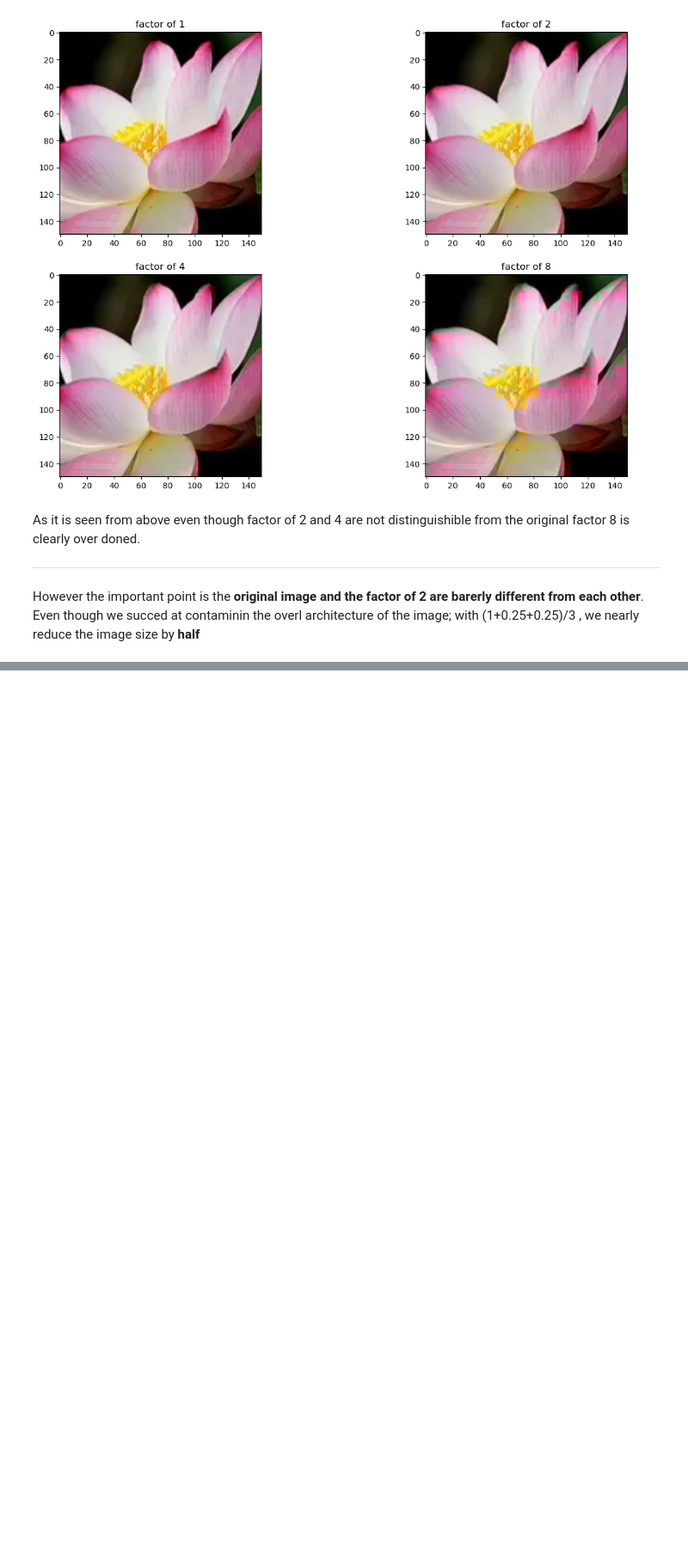
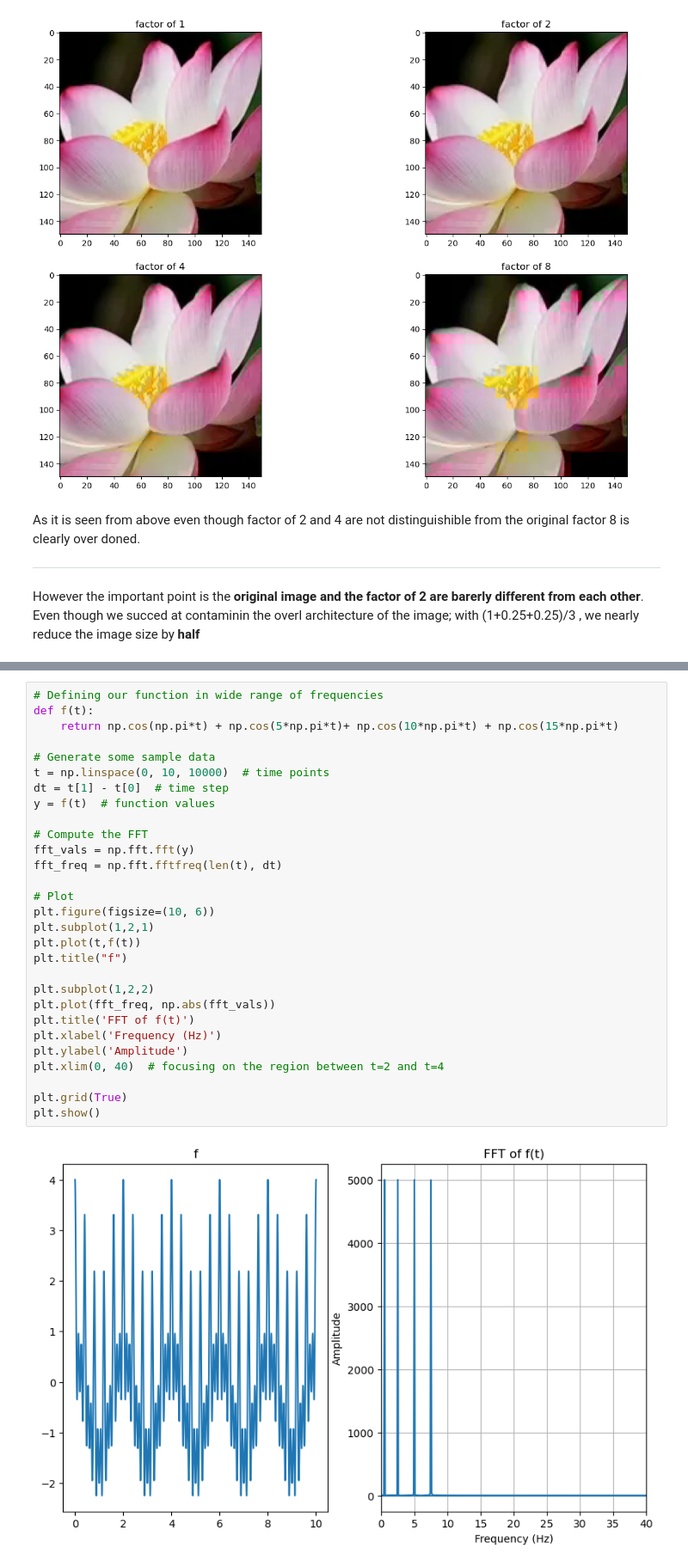
Before and after one commit to MrKerim/JPEG-Compression, a Jupyter notebook: jpeg_procces.ipynb, the cells around one changed output, grey strips where cells are left out. Shown at 86% size. Cells and saved outputs as stored; diff of their text form; blank space fills up the shorter version.

```diff
--- a/jpeg_procces.ipynb
+++ b/jpeg_procces.ipynb
@@ -241,0 +258,31 @@ Even though we succed at contaminin the overl architecture of the image; with (1
+# %%
+# Defining our function in wide range of frequencies
+def f(t):
+    return np.cos(np.pi*t) + np.cos(5*np.pi*t)+ np.cos(10*np.pi*t) + np.cos(15*np.pi*t)
+
+# Generate some sample data
+t = np.linspace(0, 10, 10000)  # time points
+dt = t[1] - t[0]  # time step
+y = f(t)  # function values
+
+# Compute the FFT
+fft_vals = np.fft.fft(y)
+fft_freq = np.fft.fftfreq(len(t), dt)
+
+# Plot
+plt.figure(figsize=(10, 6))
+plt.subplot(1,2,1)
+plt.plot(t,f(t))
+plt.title("f")
+
+plt.subplot(1,2,2)
+plt.plot(fft_freq, np.abs(fft_vals))
+plt.title('FFT of f(t)')
+plt.xlabel('Frequency (Hz)')
+plt.ylabel('Amplitude')
+plt.xlim(0, 40)  # focusing on the region between t=2 and t=4
+
+plt.grid(True)
+plt.show()
+# %% [output]
+[figure, added]
```
Also changed, not shown: parts of 32 cells of this notebook.
